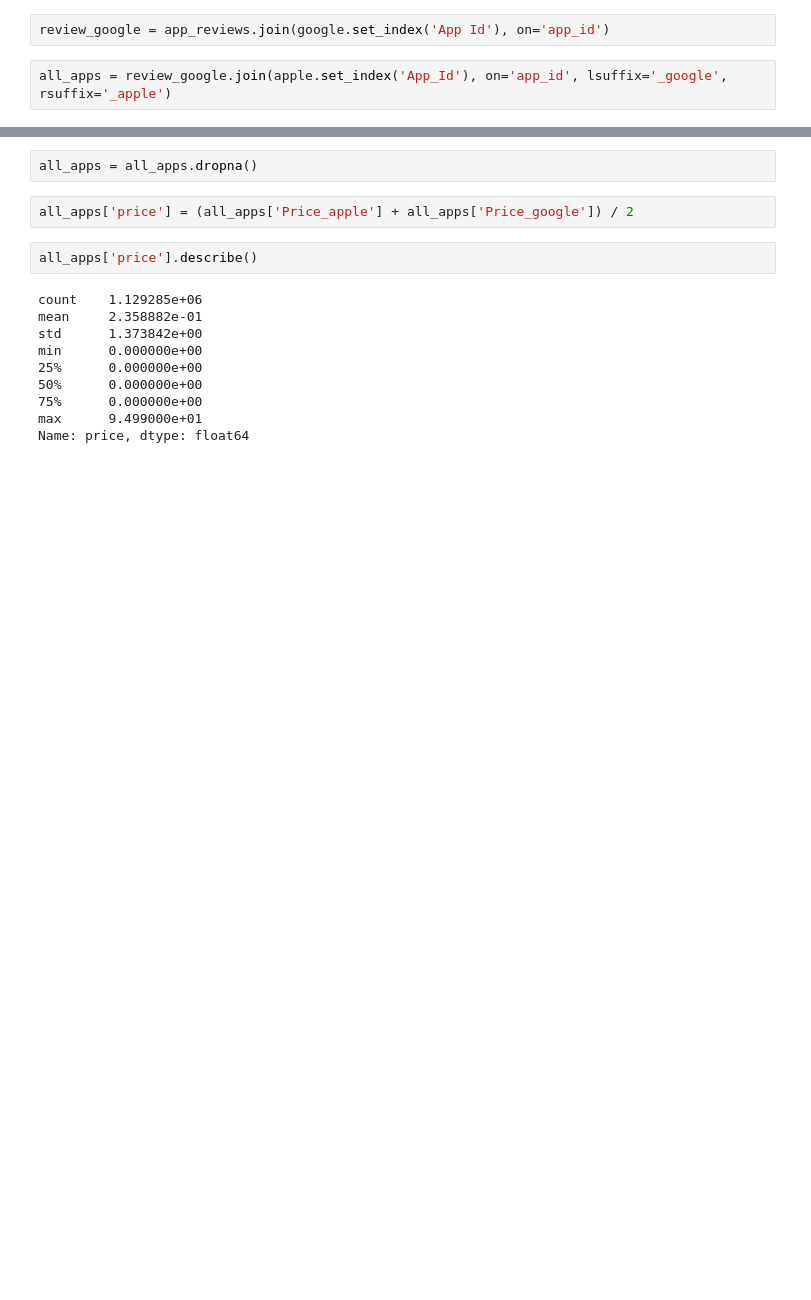
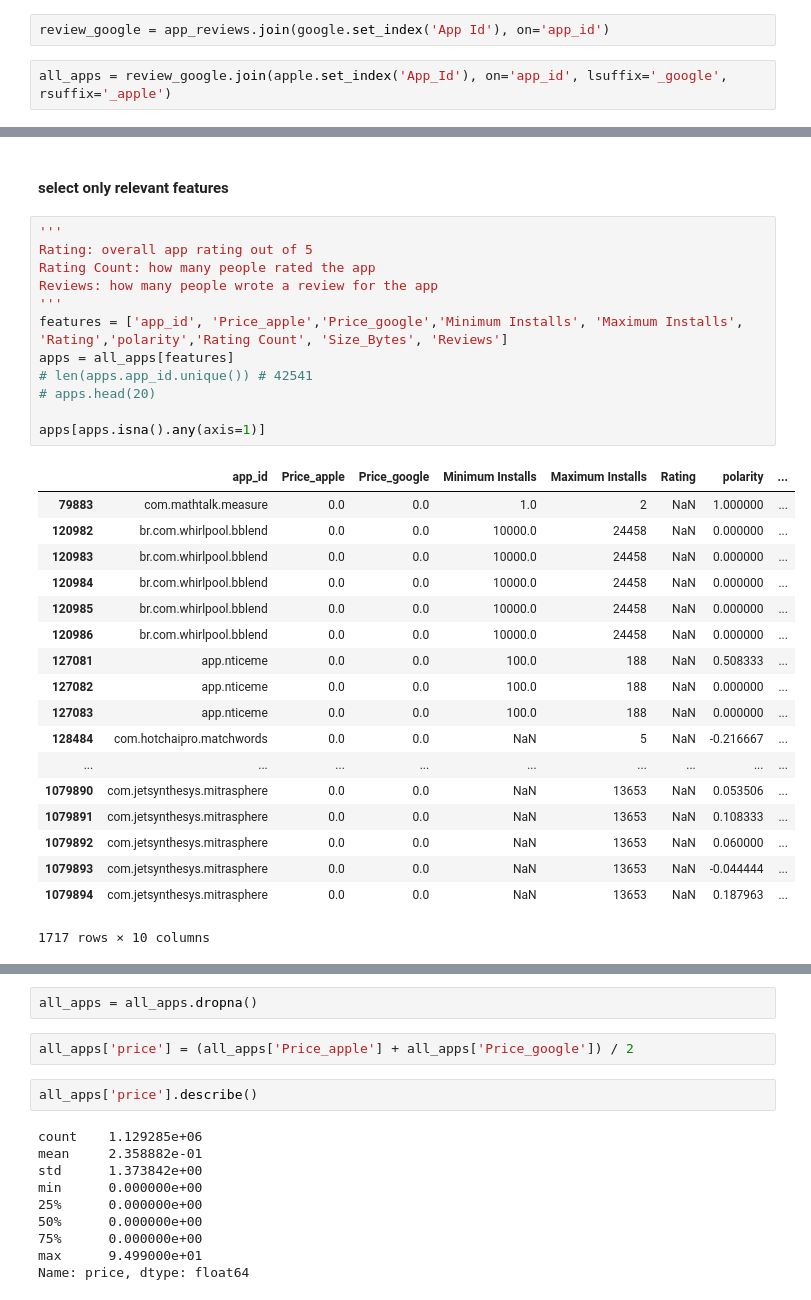
Before and after one commit to Superocker50/CMPT-353-Final-Project, a Jupyter notebook: machine-learning.ipynb, the cells around one changed output, grey strips where cells are left out. Cells and saved outputs as stored; diff of their text form; blank space fills up the shorter version.

```diff
--- a/machine-learning.ipynb
+++ b/machine-learning.ipynb
@@ -120,0 +66,33 @@ all_apps.corr()
+# %% [markdown]
+#### select only relevant features
+# %%
+'''
+Rating: overall app rating out of 5
+Rating Count: how many people rated the app
+Reviews: how many people wrote a review for the app
+'''
+features = ['app_id', 'Price_apple','Price_google','Minimum Installs', 'Maximum Installs', 'Rating','polarity','Rating Count', 'Size_Bytes', 'Reviews']
+apps = all_apps[features]
+# len(apps.app_id.unique()) # 42541
+# apps.head(20)
+
+apps[apps.isna().any(axis=1)]
+# %% [output]
+|  | app_id | Price_apple | Price_google | Minimum Installs | Maximum Installs | Rating | polarity | ... |
+| 79883 | com.mathtalk.measure | 0.0 | 0.0 | 1.0 | 2 | NaN | 1.000000 | ... |
+| 120982 | br.com.whirlpool.bblend | 0.0 | 0.0 | 10000.0 | 24458 | NaN | 0.000000 | ... |
+| 120983 | br.com.whirlpool.bblend | 0.0 | 0.0 | 10000.0 | 24458 | NaN | 0.000000 | ... |
+| 120984 | br.com.whirlpool.bblend | 0.0 | 0.0 | 10000.0 | 24458 | NaN | 0.000000 | ... |
+| 120985 | br.com.whirlpool.bblend | 0.0 | 0.0 | 10000.0 | 24458 | NaN | 0.000000 | ... |
+| 120986 | br.com.whirlpool.bblend | 0.0 | 0.0 | 10000.0 | 24458 | NaN | 0.000000 | ... |
+| 127081 | app.nticeme | 0.0 | 0.0 | 100.0 | 188 | NaN | 0.508333 | ... |
+| 127082 | app.nticeme | 0.0 | 0.0 | 100.0 | 188 | NaN | 0.000000 | ... |
+| 127083 | app.nticeme | 0.0 | 0.0 | 100.0 | 188 | NaN | 0.000000 | ... |
+| 128484 | com.hotchaipro.matchwords | 0.0 | 0.0 | NaN | 5 | NaN | -0.216667 | ... |
+| ... | ... | ... | ... | ... | ... | ... | ... | ... |
+| 1079890 | com.jetsynthesys.mitrasphere | 0.0 | 0.0 | NaN | 13653 | NaN | 0.053506 | ... |
+| 1079891 | com.jetsynthesys.mitrasphere | 0.0 | 0.0 | NaN | 13653 | NaN | 0.108333 | ... |
+| 1079892 | com.jetsynthesys.mitrasphere | 0.0 | 0.0 | NaN | 13653 | NaN | 0.060000 | ... |
+| 1079893 | com.jetsynthesys.mitrasphere | 0.0 | 0.0 | NaN | 13653 | NaN | -0.044444 | ... |
+| 1079894 | com.jetsynthesys.mitrasphere | 0.0 | 0.0 | NaN | 13653 | NaN | 0.187963 | ... |
+1717 rows × 10 columns
```
Also changed, not shown: parts of 18 cells of this notebook.
